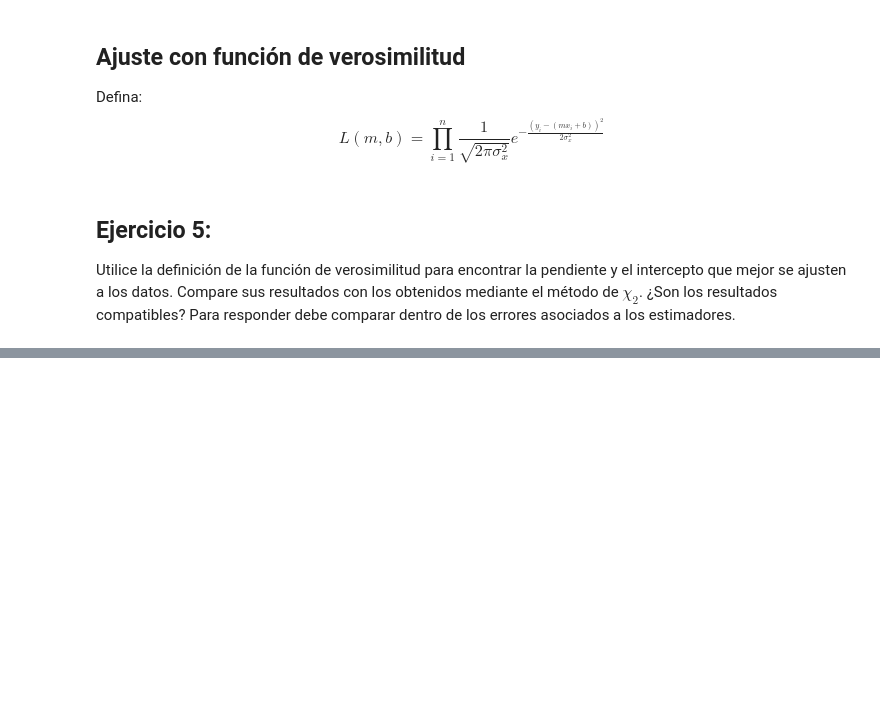
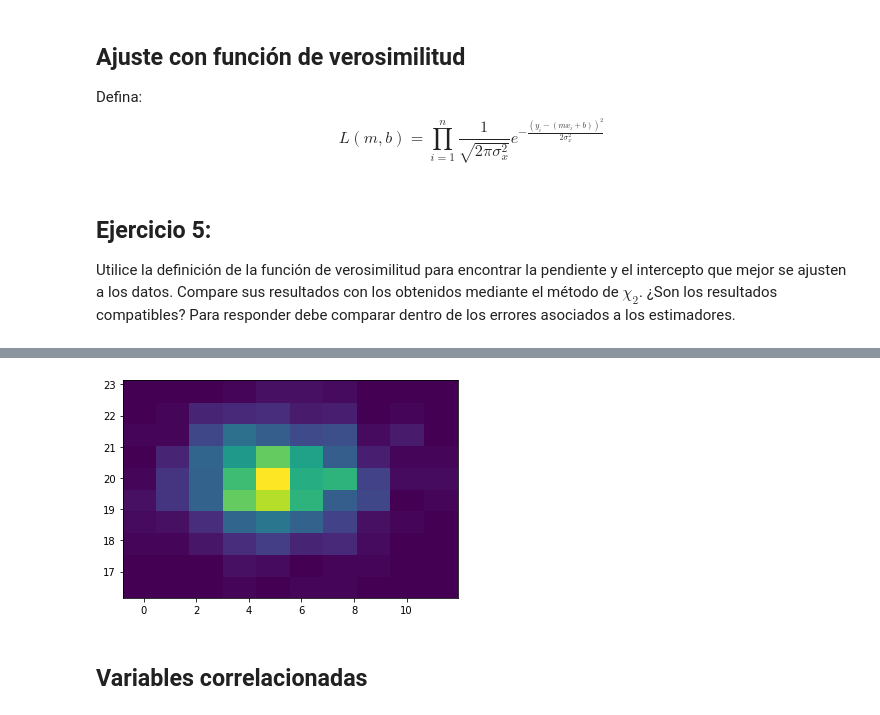
Before and after one commit to UDEA-Esp-Analitica-y-Ciencia-de-Datos/EACD-02-ESTADISTICA, a Jupyter notebook: Sesión_3.ipynb, the cells around one changed output, grey strips where cells are left out. Cells and saved outputs as stored; diff of their text form; code cells hidden in the pictures; blank space fills up the shorter version.

```diff
--- a/Sesión_3.ipynb
+++ b/Sesión_3.ipynb
@@ -147,0 +182,6 @@ Utilice la definición de la función de verosimilitud para encontrar la pendien
+# %%
+Histo2D1 = plt.hist2d(X1,X2)
+# %% [output]
+[figure, added]
+# %% [markdown]
+## Variables correlacionadas
```
Also changed, not shown: parts of 15 cells of this notebook.
